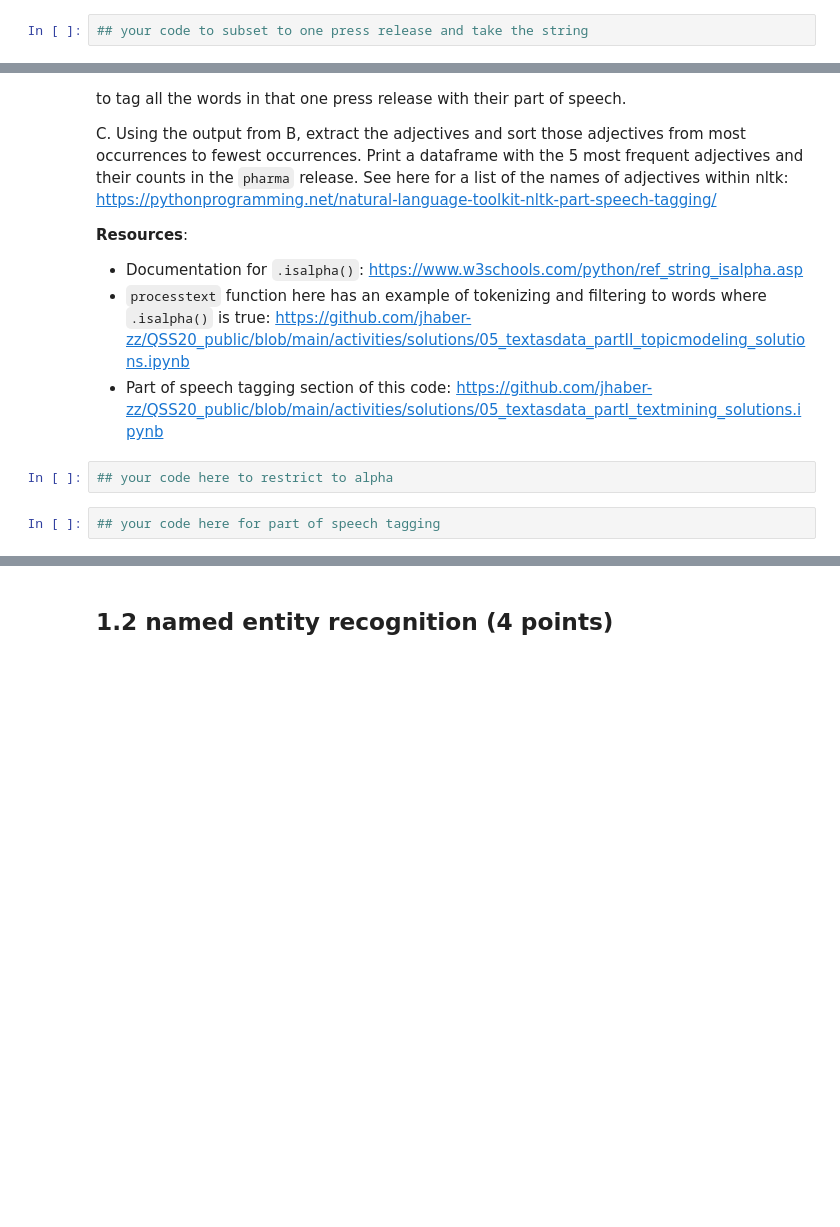
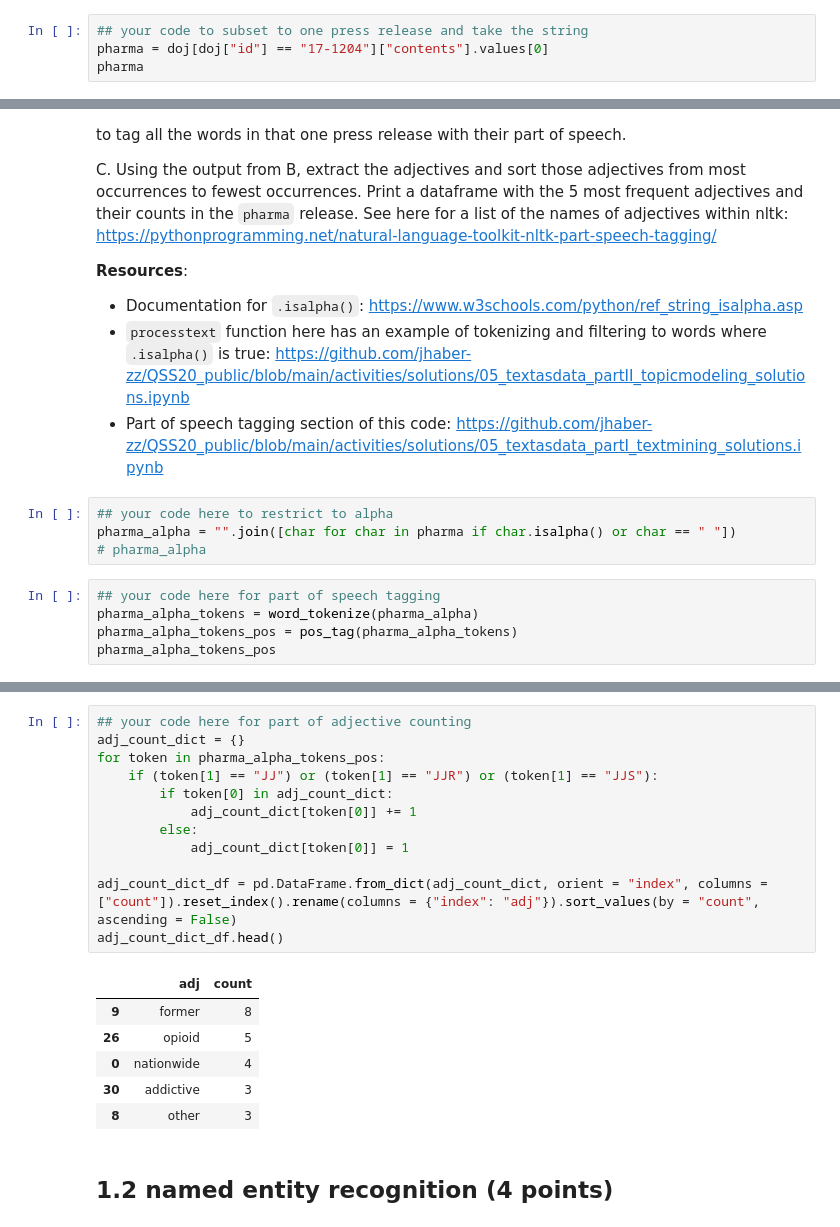
Before and after one commit to alexcraig043/qss-20, a Jupyter notebook: problemsets/pset4/pset4_f0055yb_f005g0v.ipynb, the cells around one changed output, grey strips where cells are left out. Cells and saved outputs as stored; diff of their text form; blank space fills up the shorter version.

Commit message:
part 1

```diff
--- a/problemsets/pset4/pset4_f0055yb_f005g0v.ipynb
+++ b/problemsets/pset4/pset4_f0055yb_f005g0v.ipynb
@@ -86,3 +89,5 @@ The `contents` column is the one we're treating as a document. You may need to t
 We'll call the raw string of this press release `pharma`
 # %%
 ## your code to subset to one press release and take the string
+pharma = doj[doj["id"] == "17-1204"]["contents"].values[0]
+pharma
@@ -102,5 +109,10 @@ C. Using the output from B, extract the adjectives and sort those adjectives fro
 - Part of speech tagging section of this code: https://github.com/jhaber-zz/QSS20_public/blob/main/activities/solutions/05_textasdata_partI_textmining_solutions.ipynb
 # %%
 ## your code here to restrict to alpha
+pharma_alpha = "".join([char for char in pharma if char.isalpha() or char == " "])
+# pharma_alpha
 # %%
 ## your code here for part of speech tagging
+pharma_alpha_tokens = word_tokenize(pharma_alpha)
+pharma_alpha_tokens_pos = pos_tag(pharma_alpha_tokens)
+pharma_alpha_tokens_pos
@@ -107,3 +137,22 @@ C. Using the output from B, extract the adjectives and sort those adjectives fro
+# %%
+## your code here for part of adjective counting
+adj_count_dict = {}
+for token in pharma_alpha_tokens_pos:
+    if (token[1] == "JJ") or (token[1] == "JJR") or (token[1] == "JJS"):
+        if token[0] in adj_count_dict:
+            adj_count_dict[token[0]] += 1
+        else:
+            adj_count_dict[token[0]] = 1
+
+adj_count_dict_df = pd.DataFrame.from_dict(adj_count_dict, orient = "index", columns = ["count"]).reset_index().rename(columns = {"index": "adj"}).sort_values(by = "count", ascending = False)
+adj_count_dict_df.head()
+# %% [output]
+|  | adj | count |
+| 9 | former | 8 |
+| 26 | opioid | 5 |
+| 0 | nationwide | 4 |
+| 30 | addictive | 3 |
+| 8 | other | 3 |
 # %% [markdown]
 ## 1.2 named entity recognition (4 points)
 # %% [markdown]
```
Also changed, not shown: parts of 20 cells of this notebook, 1 other file.
